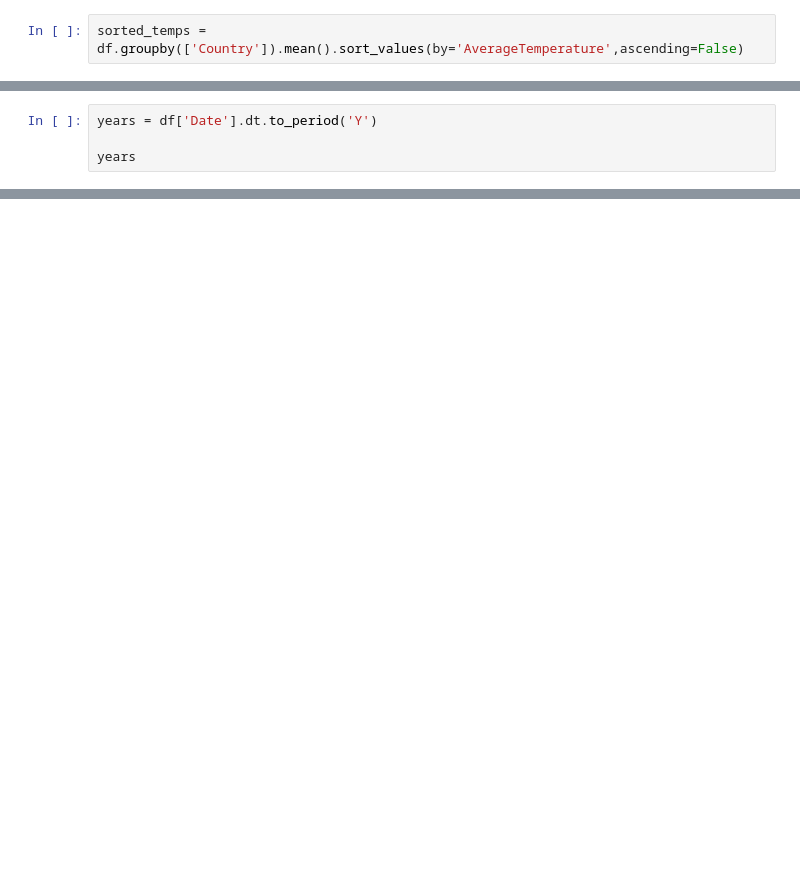
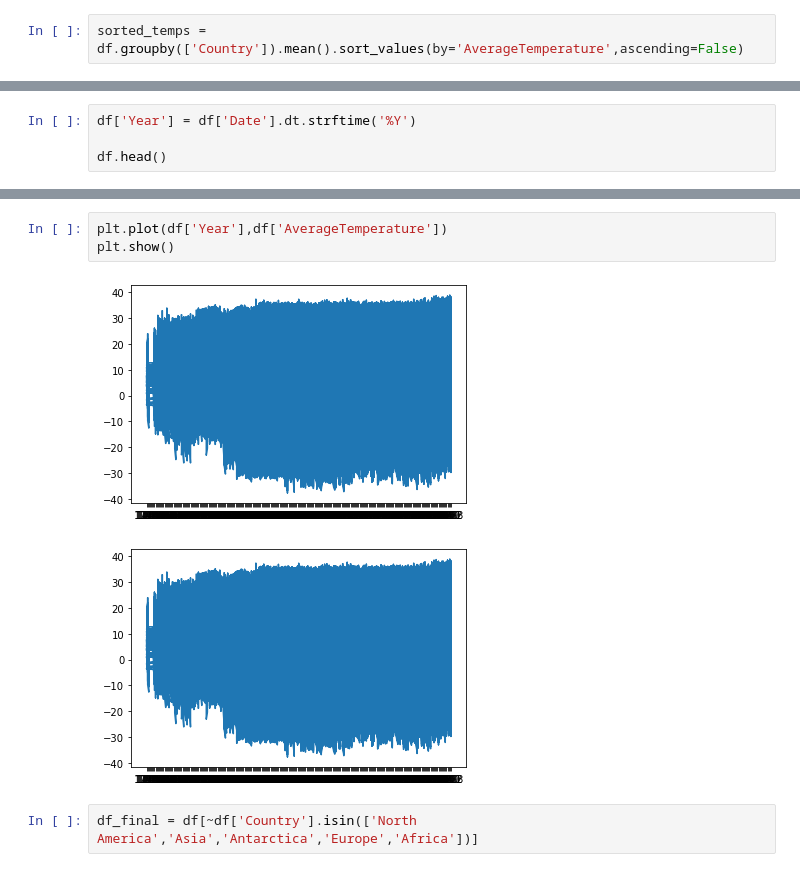
Before and after one commit to Armand34205/Climate-Change-Capstone, a Jupyter notebook: Capstone Two - Exploratory Data Analysis.ipynb, the cells around one changed output, grey strips where cells are left out. Drawn from its saved outputs; the diff is of its cells as text; blank space fills up the shorter version.

```diff
--- a/Capstone Two - Exploratory Data Analysis.ipynb
+++ b/Capstone Two - Exploratory Data Analysis.ipynb
@@ -94,5 +136,5 @@ sns.barplot(x='AverageTemperature',y=sorted_temps.index,data=sorted_temps)
 # %%
-years = df['Date'].dt.to_period('Y')
+df['Year'] = df['Date'].dt.strftime('%Y')
 
-years
+df.head()
 # %% [output]
@@ -116,0 +210,8 @@ Name: Date, Length: 577462, dtype: period[A-DEC]
+# %%
+plt.plot(df['Year'],df['AverageTemperature'])
+plt.show()
+# %% [output]
+[figure, added]
+[figure, added]
+# %%
+df_final = df[~df['Country'].isin(['North America','Asia','Antarctica','Europe','Africa'])]
```
Also changed, not shown: parts of 17 cells of this notebook, 2 other files.
